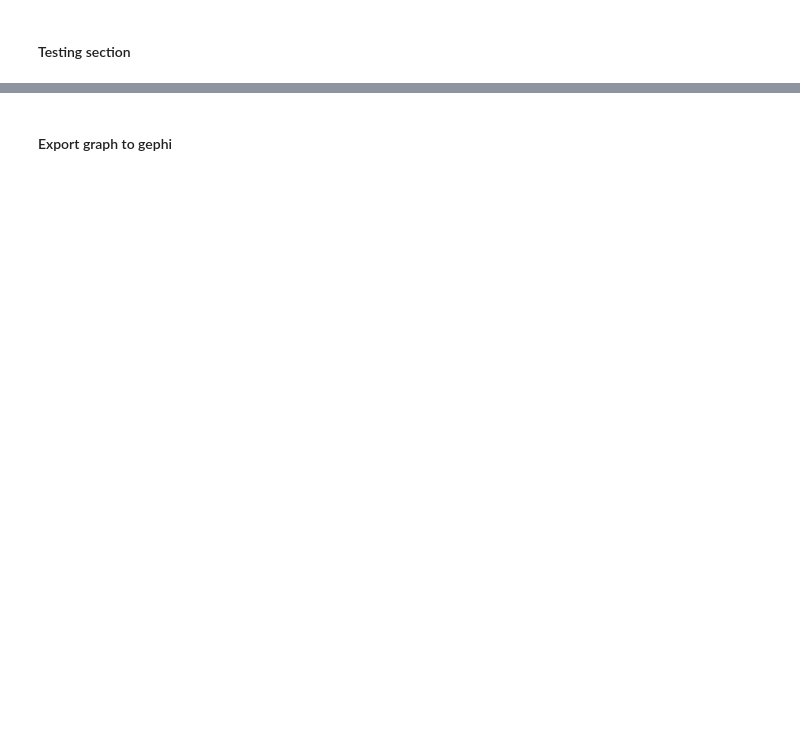
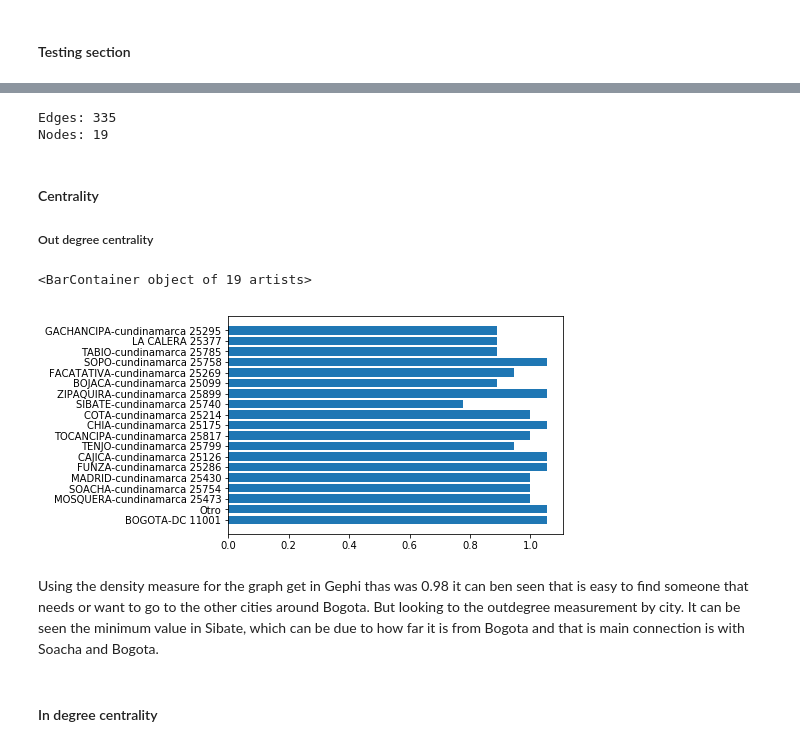
Before and after one commit to dasalgadob/pythonAlgoritmhs, a Jupyter notebook: survey_mobility.ipynb, the cells around one changed output, grey strips where cells are left out. Drawn from its saved outputs; the diff is of its cells as text; code cells hidden in the pictures; blank space fills up the shorter version.

```diff
--- a/survey_mobility.ipynb
+++ b/survey_mobility.ipynb
@@ -44,5 +60,29 @@ for l in file:
 # %%
-#print(G.edges(data=True))
-#print(G.nodes())
+print("Edges:", end=" ")
+print(len(G.edges()))
+print("Nodes:", end=" ")
+print(len(G.nodes()))
+# %% [output]
+Edges: 335
+Nodes: 19
-# %% [markdown]
-#### Export graph to gephi
+# %% [markdown]
+#### Centrality
+##### Out degree centrality
+# %%
+nodes_c = nx.out_degree_centrality(G)
+#for e in nodes_c:
+    #print((e, nodes_c[e]))
+# %%
+#nx.average_clustering(G)
+group_data = list(nodes_c.values())
+group_names = list(nodes_c.keys())
+fig, ax = plt.subplots()
+ax.barh(group_names, group_data)
+# %% [output]
+<BarContainer object of 19 artists>
+[figure, added]
+# %% [markdown]
+Using the density measure for the graph get in Gephi thas was 0.98 it can ben seen that is easy to find someone that needs or want to go to the other cities around Bogota.
+But looking to the outdegree measurement by city. It can be seen the minimum value in Sibate, which can be due to how far it is from Bogota and that is main connection is with Soacha and Bogota.
+# %% [markdown]
+#### In degree centrality
```
Also changed, not shown: parts of 20 cells of this notebook.
